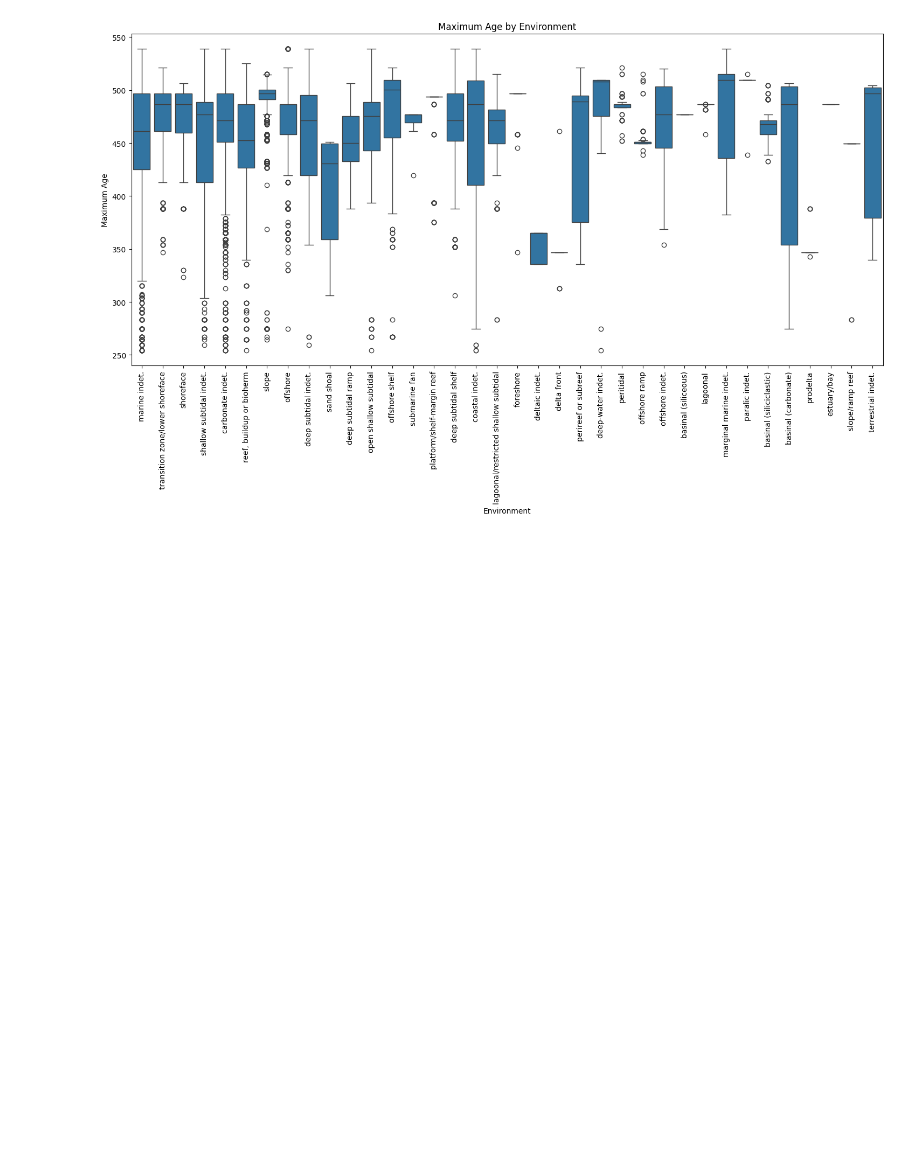
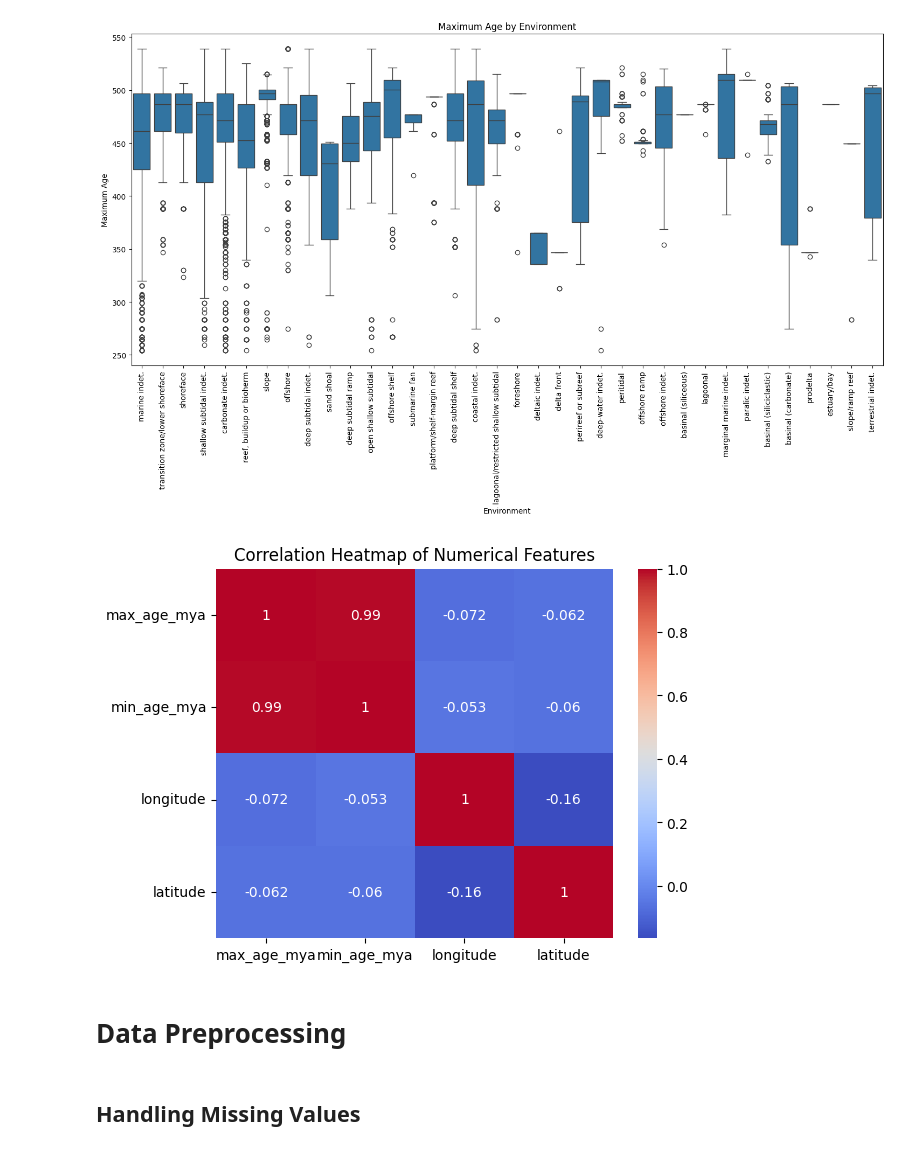
Before and after one commit to ShahdAmmar/ml_projects, a Jupyter notebook: supervised/trilobite_fossil_age_prediction/trilobite_fossil_age_prediction.ipynb, the cells around one changed output. Cells and saved outputs as stored; diff of their text form; code cells hidden in the pictures; blank space fills up the shorter version.

Commit message:
initial data preprocessing

```diff
--- a/supervised/trilobite_fossil_age_prediction/trilobite_fossil_age_prediction.ipynb
+++ b/supervised/trilobite_fossil_age_prediction/trilobite_fossil_age_prediction.ipynb
@@ -348,3 +356,18 @@ plt.xlabel("Environment")
 plt.show()
 # %% [output]
 [figure]
+# %%
+numerical_cols = train_df.select_dtypes(include='float')
+#print(numerical_cols)
+
+corr_matrix = numerical_cols.corr()
+
+sns.heatmap(corr_matrix, annot=True, cmap='coolwarm')
+plt.title("Correlation Heatmap of Numerical Features")
+plt.show()
+# %% [output]
+[figure, added]
+# %% [markdown]
+# Data Preprocessing
+# %% [markdown]
+## Handling Missing Values
```
Also changed, not shown: parts of 26 cells of this notebook.
